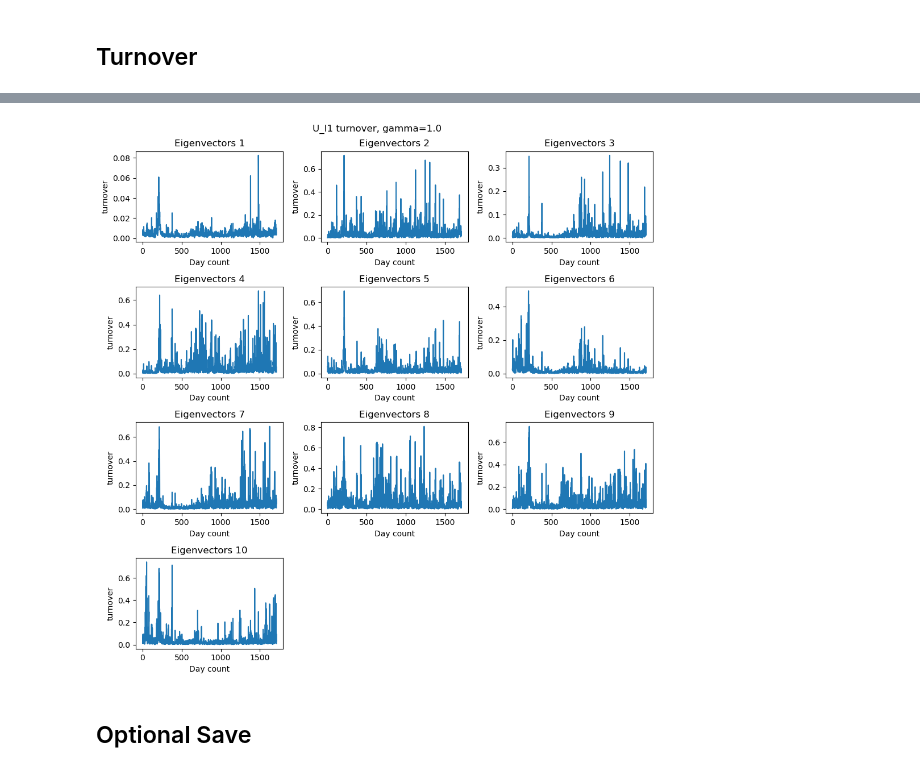
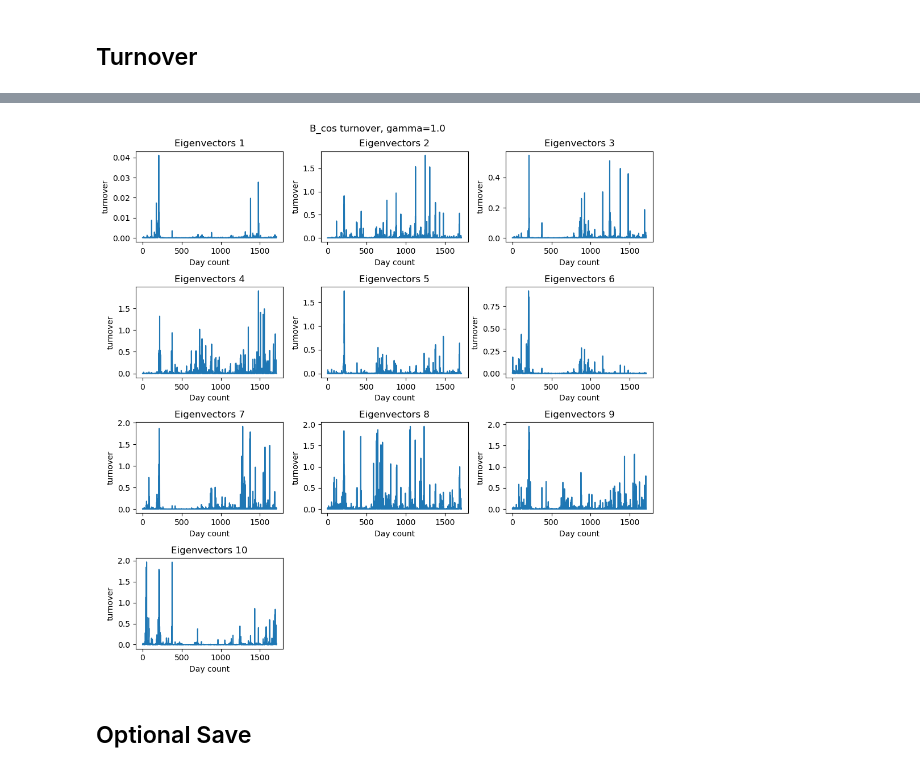
Before and after one commit to julienwax/Factor-Modeling, a Jupyter notebook: Statistical_model/clean_gamma_pca_factor_model.ipynb, the cells around one changed output, grey strips where cells are left out. Saved outputs shown, nothing was run; the diff lists cells and outputs as text; code cells hidden in the pictures.

```diff
--- a/Statistical_model/clean_gamma_pca_factor_model.ipynb
+++ b/Statistical_model/clean_gamma_pca_factor_model.ipynb
@@ -22,7 +22,7 @@ CORR_HALF_LIFE = 200
 WINDOW_IDIO = 600
 IDIO_HALF_LIFE = 150
 N_IDIO_FACTORS = 10
-TOTAL_RETURN_RESCALING = True
+TOTAL_RETURN_RESCALING = False
 # 0.0 = no idio scaling, 1.0 = full idio scaling, values in between are partial scaling.
 GAMMA = 1.0
 
@@ -285,37 +166,16 @@ print(actual, reconstructed, actual - reconstructed)
 # %% [markdown]
 ## Turnover
 # %%
-def l2_normalized_turnover(v_prev, v_curr):
-    v_prev = np.asarray(v_prev).ravel()
-    v_curr = np.asarray(v_curr).ravel()
-    return np.sum(np.abs(v_curr / np.linalg.norm(v_curr) - v_prev / np.linalg.norm(v_prev)))
-
-
-def l1_normalized_turnover(v_prev, v_curr):
-    v_prev = np.asarray(v_prev).ravel()
-    v_curr = np.asarray(v_curr).ravel()
-    w_prev = v_prev / np.sum(np.abs(v_prev))
-    w_curr = v_curr / np.sum(np.abs(v_curr))
-    return 0.5 * np.sum(np.abs(w_curr - w_prev))
-
-def cosine_turnover(v_prev, v_curr):
-    v_prev = np.asarray(v_prev).ravel()
-    v_curr = np.asarray(v_curr).ravel()
-    cos = np.dot(v_prev, v_curr) / (
-        np.linalg.norm(v_prev) * np.linalg.norm(v_curr)
-    )
-    cos = np.clip(cos, -1.0, 1.0)
-    return 2 * (1 - abs(cos))
+from factor_utils import l2_normalized_turnover, l1_normalized_turnover, cosine_turnover
 
 turnovers = {
     "U_l2": {f"Eigenvectors {i}": [] for i in range(1, N_FACTORS + 1)},
     "U_l1": {f"Eigenvectors {i}": [] for i in range(1, N_FACTORS + 1)},
     "B_l2": {f"Eigenvectors {i}": [] for i in range(1, N_FACTORS + 1)},
     "B_l1": {f"Eigenvectors {i}": [] for i in range(1, N_FACTORS + 1)},
+    "U_cos": {f"Eigenvectors {i}": [] for i in range(1, N_FACTORS + 1)},
+    "B_cos": {f"Eigenvectors {i}": [] for i in range(1, N_FACTORS + 1)},
 }
-
-turnovers["U_cos"] = {f"Eigenvectors {i}": [] for i in range(1, 11)}
-turnovers["B_cos"] = {f"Eigenvectors {i}": [] for i in range(1, 11)}
 
 model_dates = list(range(START_T, END_T))
 for t_prev, t_curr in zip(model_dates[:-1], model_dates[1:]):
@@ -335,8 +195,7 @@ total_turnovers = {
     metric: {factor: float(np.sum(values)) for factor, values in factor_turnovers.items()}
     for metric, factor_turnovers in turnovers.items()
 }
-
-for metric, totals in total_turnovers.items():
+for metric, totals in [list(turnovers.items())[-1]]:
     print(metric, float(np.sum(list(totals.values()))))
     print(totals)
 # %% [output]
@@ -355,21 +214,21 @@ B_cos 397.4908927852282
 # %%
-for metric, factor_turnovers in [list(turnovers.items())[1]]:
+for metric, factor_turnovers in [list(turnovers.items())[-1]]:
     df_plot = pd.DataFrame(factor_turnovers)
     fig, ax = plt.subplots(4, 3, figsize=[10, 10])
     plt.suptitle(f"{metric} turnover, gamma={GAMMA}")
     for k in range(N_FACTORS):
         i, j = k // 3, k % 3
         factor = f"Eigenvectors {k + 1}"
         ax[i, j].set_title(factor)
         ax[i, j].set_xlabel("Day count")
         ax[i, j].set_ylabel("turnover")
         ax[i, j].plot(df_plot[factor])
     for k in range(N_FACTORS, 12):
         ax[k // 3, k % 3].axis("off")
     plt.tight_layout()
     plt.show()
 # %% [output]
-[figure, old version]
+[figure, new version]
 # %% [markdown]
 ## Optional Save
 # %%
```
Also changed, not shown: parts of 6 cells of this notebook.
